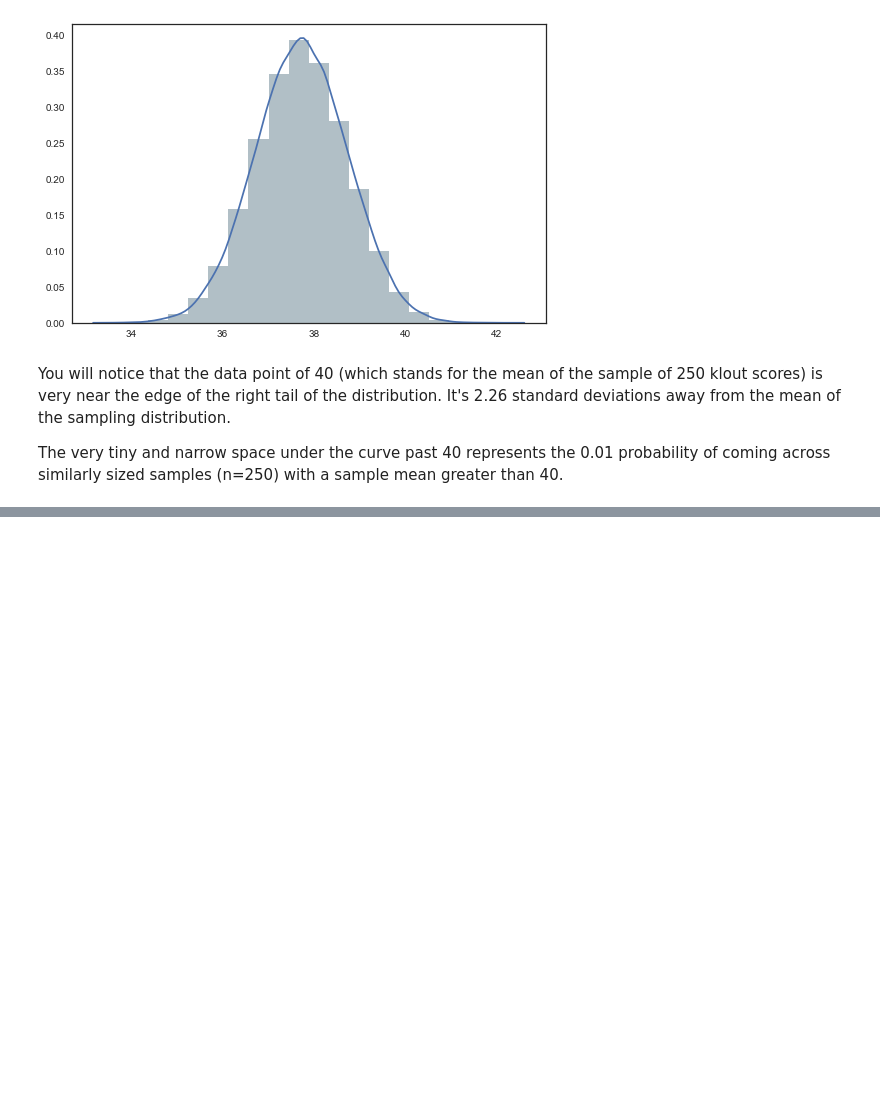
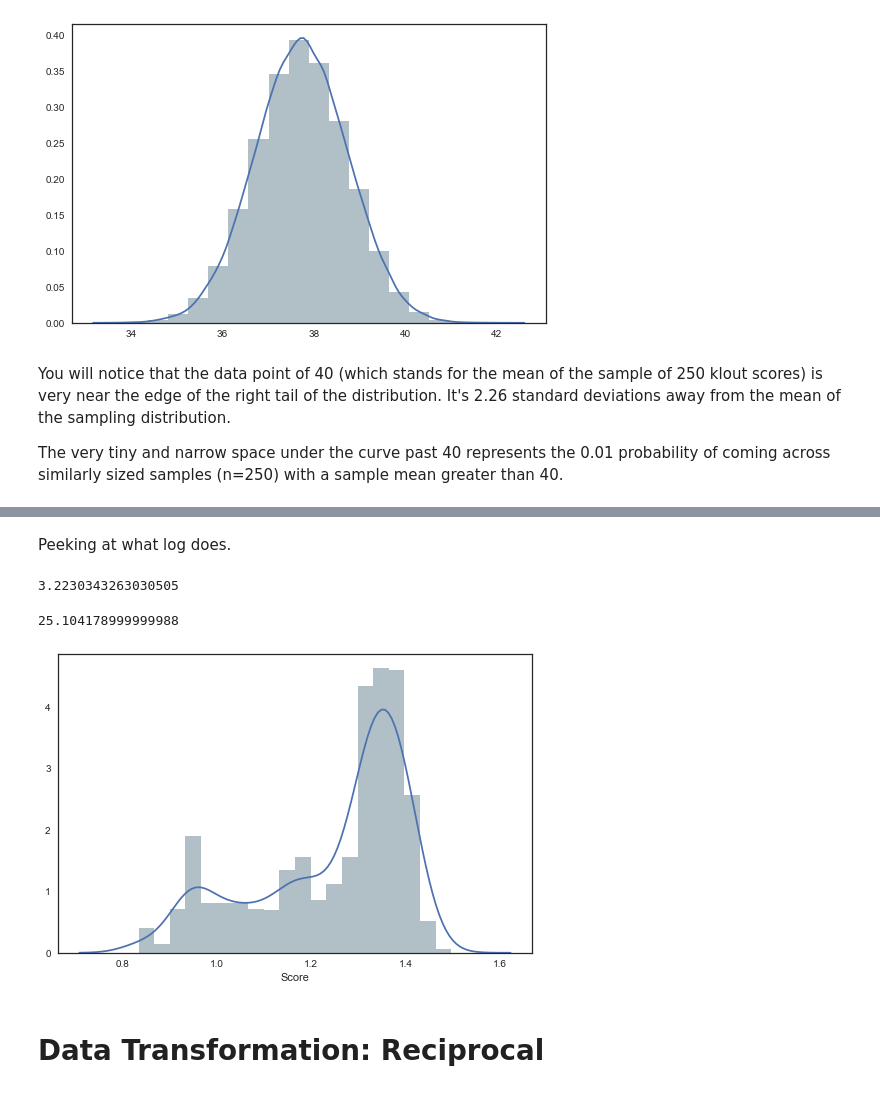
Before and after one commit to mugofjoe/inferential-statistics, a Jupyter notebook: 01 Introduction and Review.ipynb, the cells around one changed output, grey strips where cells are left out. Drawn from its saved outputs; the diff is of its cells as text; code cells hidden in the pictures; blank space fills up the shorter version.

Commit message:
added log, reciprocal and square root data transformations

```diff
--- a/01 Introduction and Review.ipynb
+++ b/01 Introduction and Review.ipynb
@@ -295,0 +349,18 @@ The very tiny and narrow space under the curve past 40 represents the 0.01 proba
+# %% [markdown]
+Peeking at what log does.
+# %%
+np.log(25.104179)
+# %% [output]
+3.2230343263030505
+# %%
+math.pow(np.e, 3.2230343263030505)
+# %% [output]
+25.104178999999988
+# %%
+klout_scores_log = klout_scores.apply(np.log)
+# %%
+sns.distplot(klout_scores_log, bins=20, hist_kws={"alpha": 0.7, "color": current_palette});
+# %% [output]
+[figure, added]
+# %% [markdown]
+# Data Transformation: Reciprocal
```
Also changed, not shown: parts of 16 cells of this notebook.
